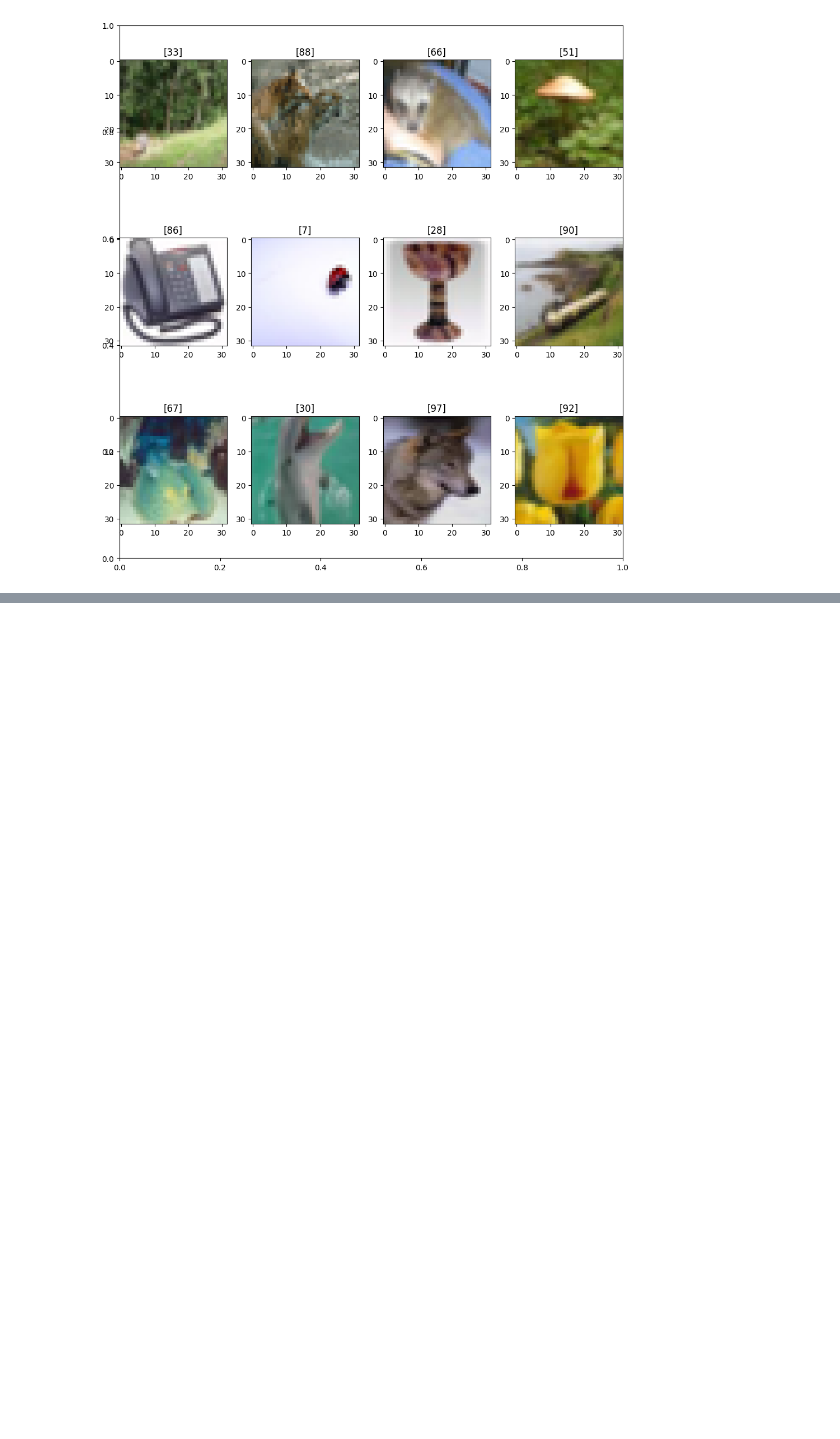
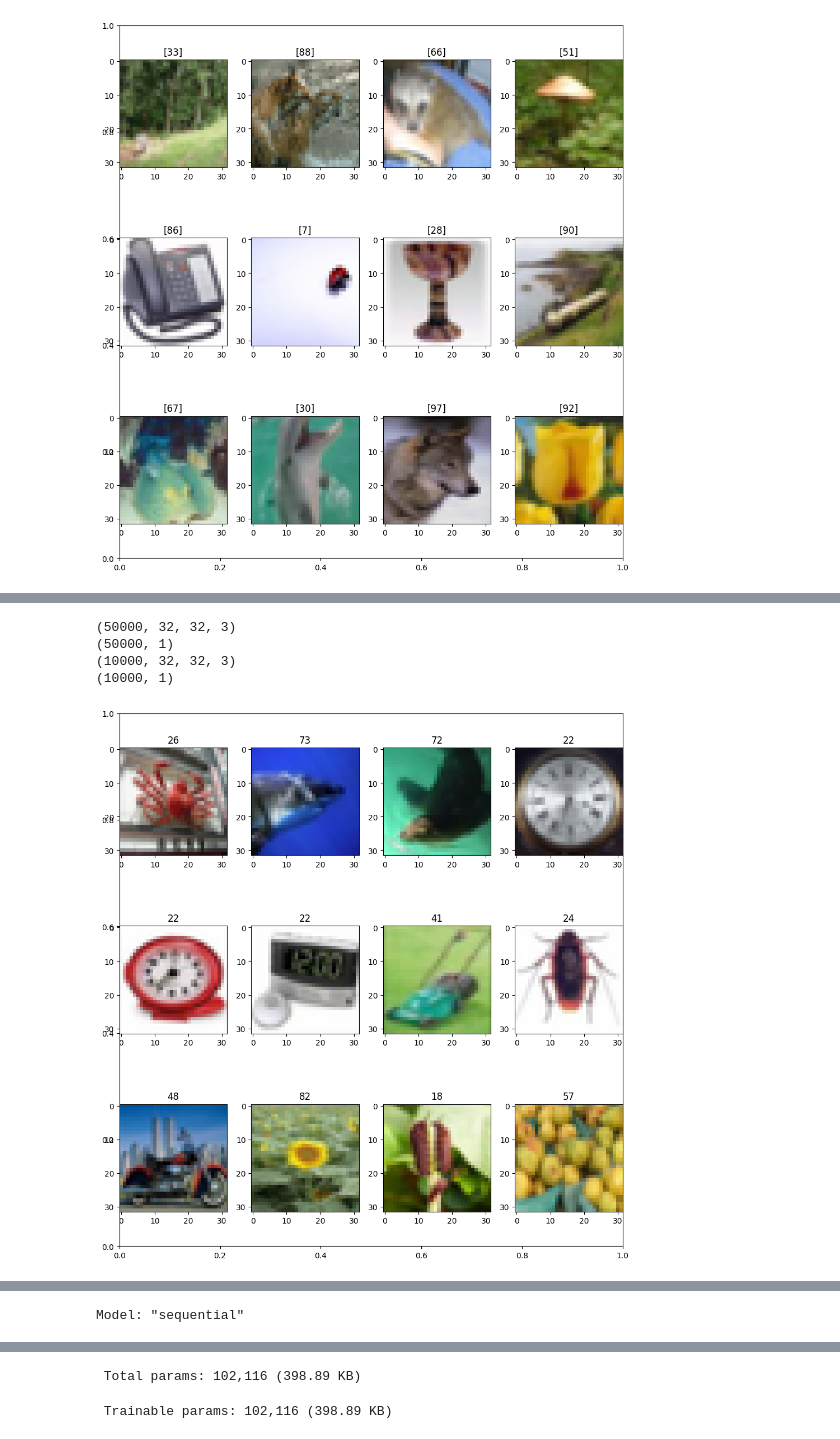
Before and after one commit to up2014075/BIG_DATA, a Jupyter notebook: Main_CW_folder/CIFAR100_V2.ipynb, the cells around one changed output, grey strips where cells are left out. Drawn from its saved outputs; the diff is of its cells as text; code cells hidden in the pictures; blank space fills up the shorter version.

Commit message:
main cw

```diff
--- a/Main_CW_folder/CIFAR100_V2.ipynb
+++ b/Main_CW_folder/CIFAR100_V2.ipynb
@@ -68,3 +68,75 @@ W0000 00:00:1747778297.641623    1522 computation_placer.cc:177] computation pla
 To enable the following instructions: AVX2 AVX512F AVX512_VNNI FMA, in other operations, rebuild TensorFlow with the appropriate compiler flags.
 (50000, 32, 32, 3) (50000, 1) (10000, 32, 32, 3) (10000, 1)
 [figure]
+# %%
+import numpy as np
+import matplotlib.pyplot as plt
+import plotly.express as px
+import tensorflow as tf
+from tensorflow import keras
+from keras import datasets, layers, models
+from keras.datasets import cifar100
+from keras.models import Sequential
+from tensorflow.keras.utils import to_categorical
+from keras.layers import MaxPooling2D, Conv2D, Flatten, Dense, Dropout, Activation
+
+
+#load data
+(X_train, y_train), (X_test, y_test) = cifar100.load_data()
+
+#checking data and array shape
+
+print(X_train.shape)
+print(y_train.shape)
+print(X_test.shape)
+print(y_test.shape)
+
+
+
+def show_samples(data, labels):
+    plt.subplots(figsize=(10, 10))
+    for i in range(12):
+        plt.subplot(3, 4, i+1)
+        k = np.random.randint(0, data.shape[0])
+        plt.title(int(labels[k]))
+        plt.imshow(data[k])
+    plt.tight_layout()
+    plt.show()
+
+show_samples(X_train, y_train)
+#plt.figure(figsize=(10, 10))
+#for i in range (20):
+#rand_num = np.random.randint(0, 5000)
+#cifar_img = plt.subploat(5,5, i+1)
+#plt.imshow(x_train[rand_num])
+
+#Processing data
+#Converting pixels to float type
+#https://github.com/LeoTungAnh/CNN-CIFAR-100/blob/main/CNN_models.ipynb
+training_images = X_train.astype('float32')/255
+testing_images = X_test.astype('float32')/255
+
+# One hot encoding to target classes
+
+classes = 100
+training_labels = to_categorical(y_train, classes)
+testing_labels = to_categorical(y_test, classes)
+
+#Building CNN model
+#Uses layers as a 'filtering' system that making model learn based on patterns from taining
+#https://github.com/uzairlol/CIFAR100-Image-Classification-CNN/blob/main/Item%20Image%20Model%20Training%20and%20Evaluation.ipynb
+model = models.Sequential([
+    keras.layers.Conv2D(32, (3, 3), activation='relu', input_shape=(32, 32, 3)),
+    keras.layers.MaxPooling2D((2, 2)),
+    keras.layers.Conv2D(64, (3, 3), activation='relu'),
+    keras.layers.MaxPooling2D((2, 2)),
+    keras.layers.Conv2D(64, (3, 3), activation='relu'),
+    keras.layers.MaxPooling2D((2,2)),
+    keras.layers.Flatten(),
+    keras.layers.Dense(128, activation='relu'),
+    keras.layers.Dropout(0.5),
+    keras.layers.Dense(100, activation='softmax')
+])
+
+model.summary()
+# %% [output]
@@ -70,0 +156,5 @@ To enable the following instructions: AVX2 AVX512F AVX512_VNNI FMA, in other ope
+(50000, 32, 32, 3)
+(50000, 1)
+(10000, 32, 32, 3)
+(10000, 1)
+[figure, added]
@@ -70,0 +162 @@ To enable the following instructions: AVX2 AVX512F AVX512_VNNI FMA, in other ope
+Model: "sequential"
@@ -70,0 +180,2 @@ To enable the following instructions: AVX2 AVX512F AVX512_VNNI FMA, in other ope
+ Total params: 102,116 (398.89 KB)
+ Trainable params: 102,116 (398.89 KB)
```
Also changed, not shown: parts of 1 cell of this notebook.
